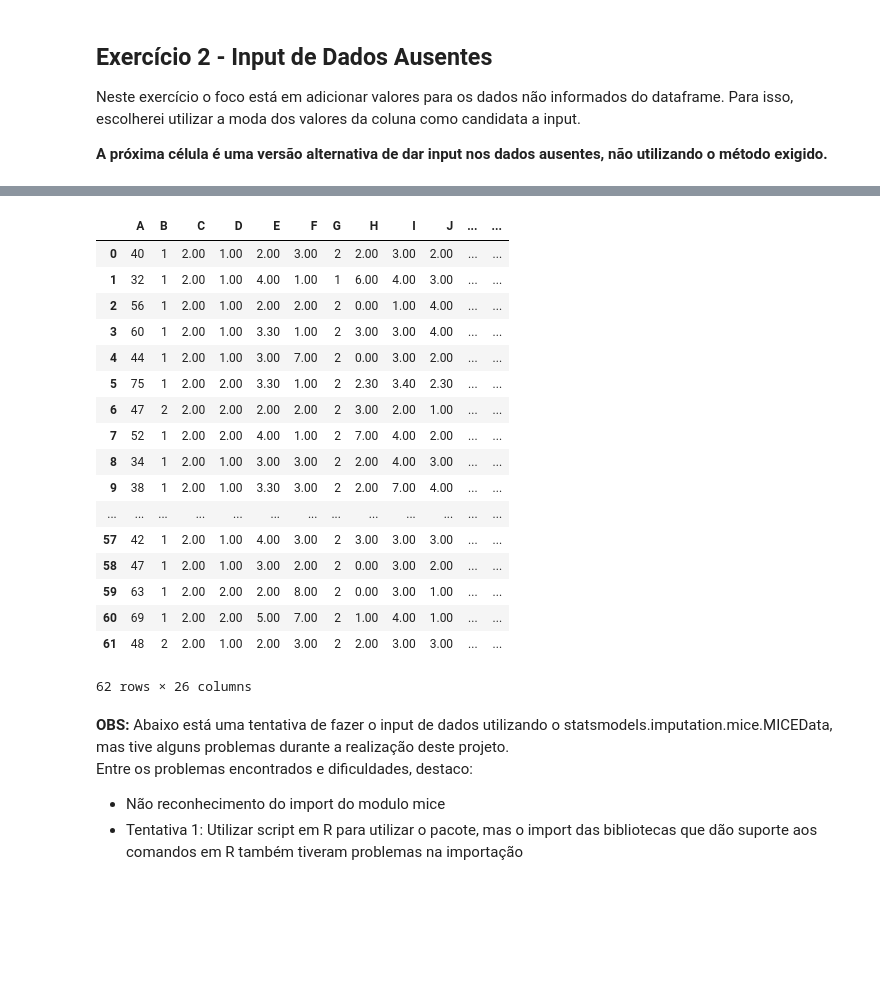
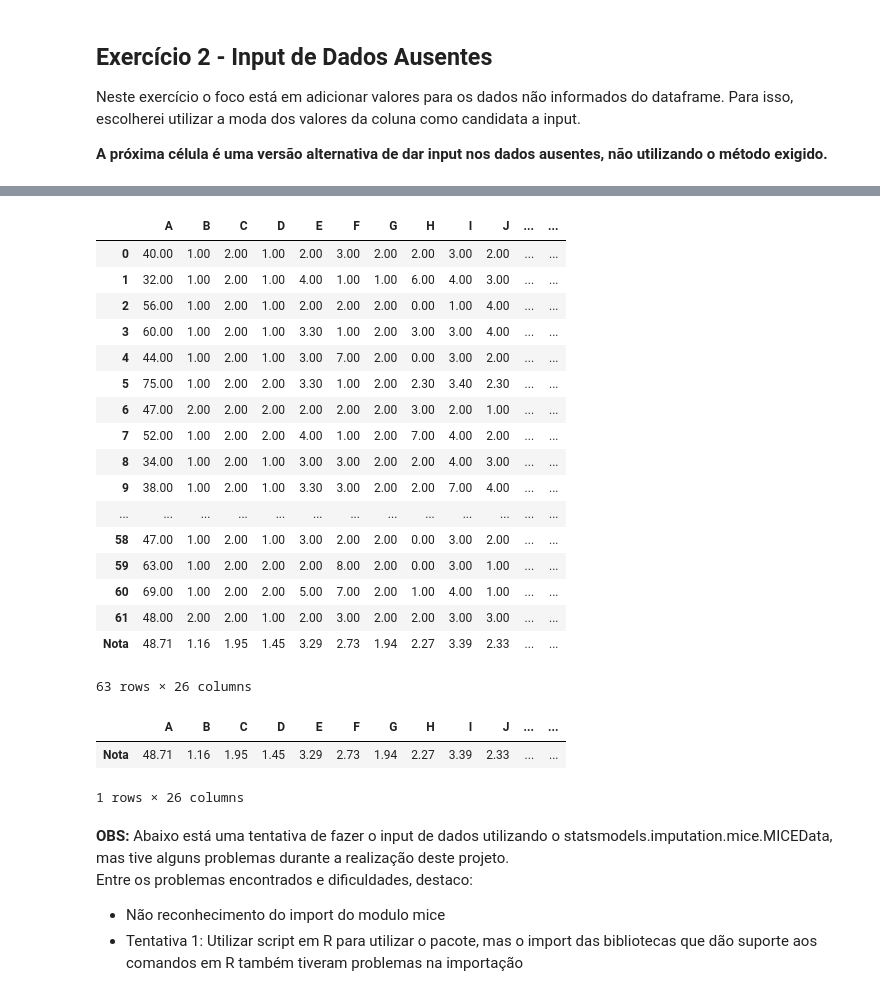
Before and after one commit to graziellealessa/qualidadededados-twist, a Jupyter notebook: QualidadedeDados-Twist.ipynb, the cells around one changed output, grey strips where cells are left out. Drawn from its saved outputs; the diff is of its cells as text; code cells hidden in the pictures; blank space fills up the shorter version.

Commit message:
Versão 1.4 - Melhoria de visualização, inclusão de Média antes e após o input alternativo de dados.

```diff
--- a/QualidadedeDados-Twist.ipynb
+++ b/QualidadedeDados-Twist.ipynb
@@ -211,3 +212,15 @@ Notas:
 Neste exercício o foco está em adicionar valores para os dados não informados do dataframe. Para isso, escolherei utilizar a moda dos valores da coluna como candidata a input.
 
 <b>A próxima célula é uma versão alternativa de dar input nos dados ausentes, não utilizando o método exigido.</b>
+# %%
+# Exercício 2 - Input de Dados Ausentes
+
+#Verificando o numero de valores ausentes por coluna
+dfConsertado = df
+listaN = dfConsertado.apply(lambda x: sum(x.isnull()),axis=0)
+listaNulos = pd.DataFrame(listaN)
+print'Lista de Nulos: \n',listaNulos.transpose()
+#Média antes do input por variável
+dfConsertado.loc['Nota']= dfConsertado.iloc[:62].mean()
+mediaAntes = pd.DataFrame(dfConsertado.iloc[62,0:26])
+mediaAntes.transpose()
@@ -214,33 +236,35 @@ Neste exercício o foco está em adicionar valores para os dados não informados
 # %%
-# Exercício 2 - Input de Dados Ausentes
-
-#Verificando o numero de valores ausentes por coluna
-dfConsertado = df
-dfConsertado.apply(lambda x: sum(x.isnull()),axis=0)
-
 #Adicionando valores medios
 for char in string.ascii_uppercase:
     dfConsertado[char].fillna(round(df[char].mean(),1), inplace=True)
 dfConsertado
 # %% [output]
 |  | A | B | C | D | E | F | G | H | I | J | ... | ... |
-| 0 | 40 | 1 | 2.00 | 1.00 | 2.00 | 3.00 | 2 | 2.00 | 3.00 | 2.00 | ... | ... |
-| 1 | 32 | 1 | 2.00 | 1.00 | 4.00 | 1.00 | 1 | 6.00 | 4.00 | 3.00 | ... | ... |
-| 2 | 56 | 1 | 2.00 | 1.00 | 2.00 | 2.00 | 2 | 0.00 | 1.00 | 4.00 | ... | ... |
-| 3 | 60 | 1 | 2.00 | 1.00 | 3.30 | 1.00 | 2 | 3.00 | 3.00 | 4.00 | ... | ... |
-| 4 | 44 | 1 | 2.00 | 1.00 | 3.00 | 7.00 | 2 | 0.00 | 3.00 | 2.00 | ... | ... |
-| 5 | 75 | 1 | 2.00 | 2.00 | 3.30 | 1.00 | 2 | 2.30 | 3.40 | 2.30 | ... | ... |
-| 6 | 47 | 2 | 2.00 | 2.00 | 2.00 | 2.00 | 2 | 3.00 | 2.00 | 1.00 | ... | ... |
-| 7 | 52 | 1 | 2.00 | 2.00 | 4.00 | 1.00 | 2 | 7.00 | 4.00 | 2.00 | ... | ... |
-| 8 | 34 | 1 | 2.00 | 1.00 | 3.00 | 3.00 | 2 | 2.00 | 4.00 | 3.00 | ... | ... |
-| 9 | 38 | 1 | 2.00 | 1.00 | 3.30 | 3.00 | 2 | 2.00 | 7.00 | 4.00 | ... | ... |
+| 0 | 40.00 | 1.00 | 2.00 | 1.00 | 2.00 | 3.00 | 2.00 | 2.00 | 3.00 | 2.00 | ... | ... |
+| 1 | 32.00 | 1.00 | 2.00 | 1.00 | 4.00 | 1.00 | 1.00 | 6.00 | 4.00 | 3.00 | ... | ... |
+| 2 | 56.00 | 1.00 | 2.00 | 1.00 | 2.00 | 2.00 | 2.00 | 0.00 | 1.00 | 4.00 | ... | ... |
+| 3 | 60.00 | 1.00 | 2.00 | 1.00 | 3.30 | 1.00 | 2.00 | 3.00 | 3.00 | 4.00 | ... | ... |
+| 4 | 44.00 | 1.00 | 2.00 | 1.00 | 3.00 | 7.00 | 2.00 | 0.00 | 3.00 | 2.00 | ... | ... |
+| 5 | 75.00 | 1.00 | 2.00 | 2.00 | 3.30 | 1.00 | 2.00 | 2.30 | 3.40 | 2.30 | ... | ... |
+| 6 | 47.00 | 2.00 | 2.00 | 2.00 | 2.00 | 2.00 | 2.00 | 3.00 | 2.00 | 1.00 | ... | ... |
+| 7 | 52.00 | 1.00 | 2.00 | 2.00 | 4.00 | 1.00 | 2.00 | 7.00 | 4.00 | 2.00 | ... | ... |
+| 8 | 34.00 | 1.00 | 2.00 | 1.00 | 3.00 | 3.00 | 2.00 | 2.00 | 4.00 | 3.00 | ... | ... |
+| 9 | 38.00 | 1.00 | 2.00 | 1.00 | 3.30 | 3.00 | 2.00 | 2.00 | 7.00 | 4.00 | ... | ... |
 | ... | ... | ... | ... | ... | ... | ... | ... | ... | ... | ... | ... | ... |
-| 57 | 42 | 1 | 2.00 | 1.00 | 4.00 | 3.00 | 2 | 3.00 | 3.00 | 3.00 | ... | ... |
-| 58 | 47 | 1 | 2.00 | 1.00 | 3.00 | 2.00 | 2 | 0.00 | 3.00 | 2.00 | ... | ... |
-| 59 | 63 | 1 | 2.00 | 2.00 | 2.00 | 8.00 | 2 | 0.00 | 3.00 | 1.00 | ... | ... |
-| 60 | 69 | 1 | 2.00 | 2.00 | 5.00 | 7.00 | 2 | 1.00 | 4.00 | 1.00 | ... | ... |
-| 61 | 48 | 2 | 2.00 | 1.00 | 2.00 | 3.00 | 2 | 2.00 | 3.00 | 3.00 | ... | ... |
+| 58 | 47.00 | 1.00 | 2.00 | 1.00 | 3.00 | 2.00 | 2.00 | 0.00 | 3.00 | 2.00 | ... | ... |
+| 59 | 63.00 | 1.00 | 2.00 | 2.00 | 2.00 | 8.00 | 2.00 | 0.00 | 3.00 | 1.00 | ... | ... |
+| 60 | 69.00 | 1.00 | 2.00 | 2.00 | 5.00 | 7.00 | 2.00 | 1.00 | 4.00 | 1.00 | ... | ... |
+| 61 | 48.00 | 2.00 | 2.00 | 1.00 | 2.00 | 3.00 | 2.00 | 2.00 | 3.00 | 3.00 | ... | ... |
+| Nota | 48.71 | 1.16 | 1.95 | 1.45 | 3.29 | 2.73 | 1.94 | 2.27 | 3.39 | 2.33 | ... | ... |
-62 rows × 26 columns
+63 rows × 26 columns
+# %%
+#Média Depois do Input
+mediaDepois = pd.DataFrame(dfConsertado.iloc[62,0:26])
+mediaDepois.transpose()
+# %% [output]
+|  | A | B | C | D | E | F | G | H | I | J | ... | ... |
+| Nota | 48.71 | 1.16 | 1.95 | 1.45 | 3.29 | 2.73 | 1.94 | 2.27 | 3.39 | 2.33 | ... | ... |
+1 rows × 26 columns
 # %% [markdown]
 <b>OBS: </b>Abaixo está uma tentativa de fazer o input de dados utilizando o <a font-color=blue>statsmodels.imputation.mice.MICEData</a>, mas tive alguns problemas durante a realização deste projeto.
 <br>
```
Also changed, not shown: parts of 6 cells of this notebook.
